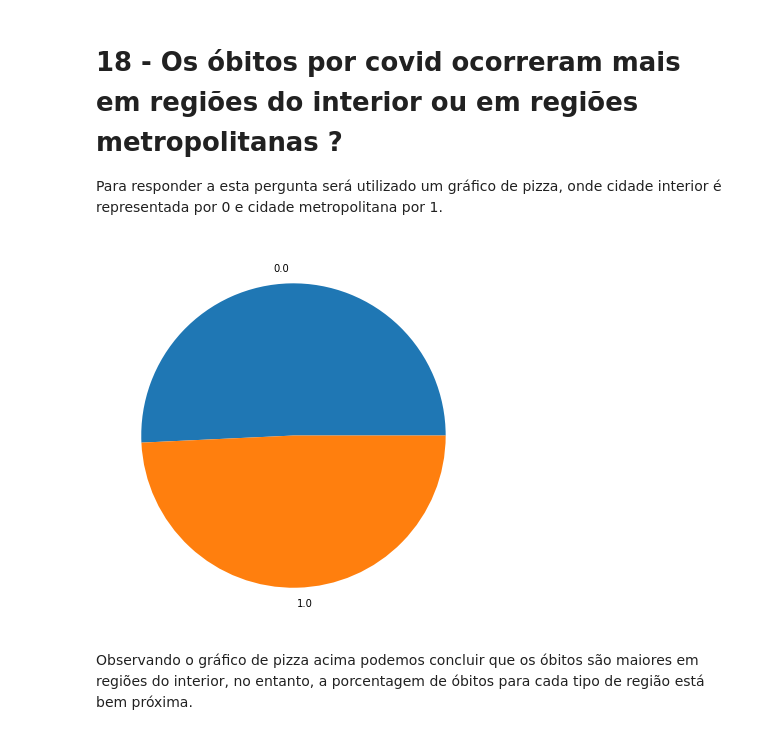
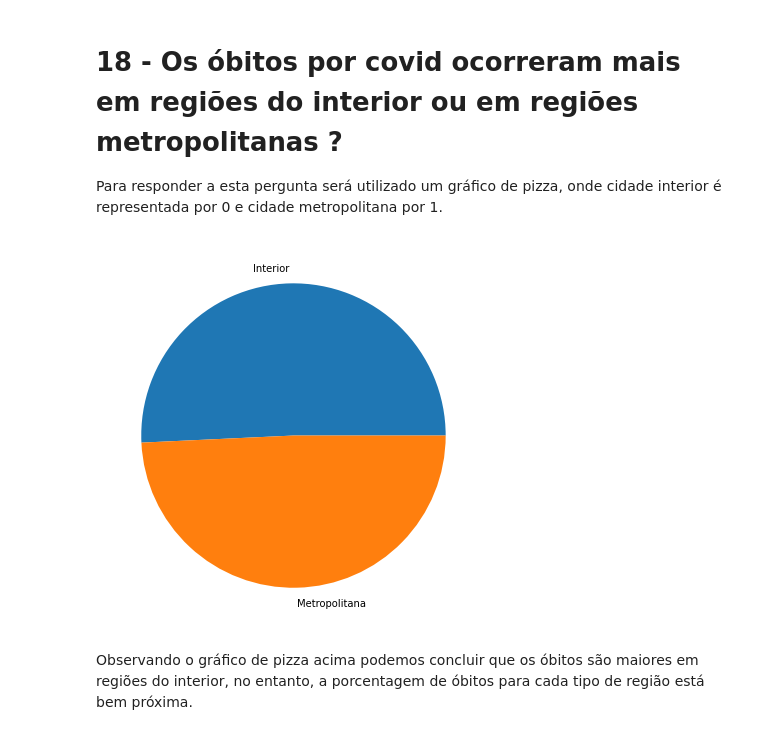
Before and after one commit to GabriellMiranda/TP-Dados-Analise-de-dados-de-covid, a Jupyter notebook: Trabalho_de_Dados.ipynb, the cells around one changed output. Drawn from its saved outputs; the diff is of its cells as text; code cells hidden in the pictures.

```diff
--- a/Trabalho_de_Dados.ipynb
+++ b/Trabalho_de_Dados.ipynb
@@ -1251,11 +977,15 @@ Estes dados contribuem na confirmação da afirmação realizada na questão ant
 Para responder a esta pergunta será utilizado um gráfico de pizza, onde cidade interior é representada por 0 e cidade metropolitana por 1.
 # %%
 filtro = RegioesBrasilFull.groupby('interior/metropolitana').sum()
+filtro.index=filtro.index.astype(str)
+filtro.index.values[0]="Interior"
+filtro.index.values[1]="Metropolitana"
+
 fig=plt.figure(figsize=(10,7))
 plt.pie(labels=filtro.index,x=filtro['obitosNovos'])
 plt.show()
 # %% [output]
-[figure, old version]
+[figure, new version]
 # %% [markdown]
 Observando o gráfico de pizza acima podemos concluir que os óbitos são maiores em regiões do interior, no entanto, a porcentagem de óbitos para cada tipo de região está bem próxima.
 # %% [markdown]
```
Also changed, not shown: parts of 146 cells of this notebook.
